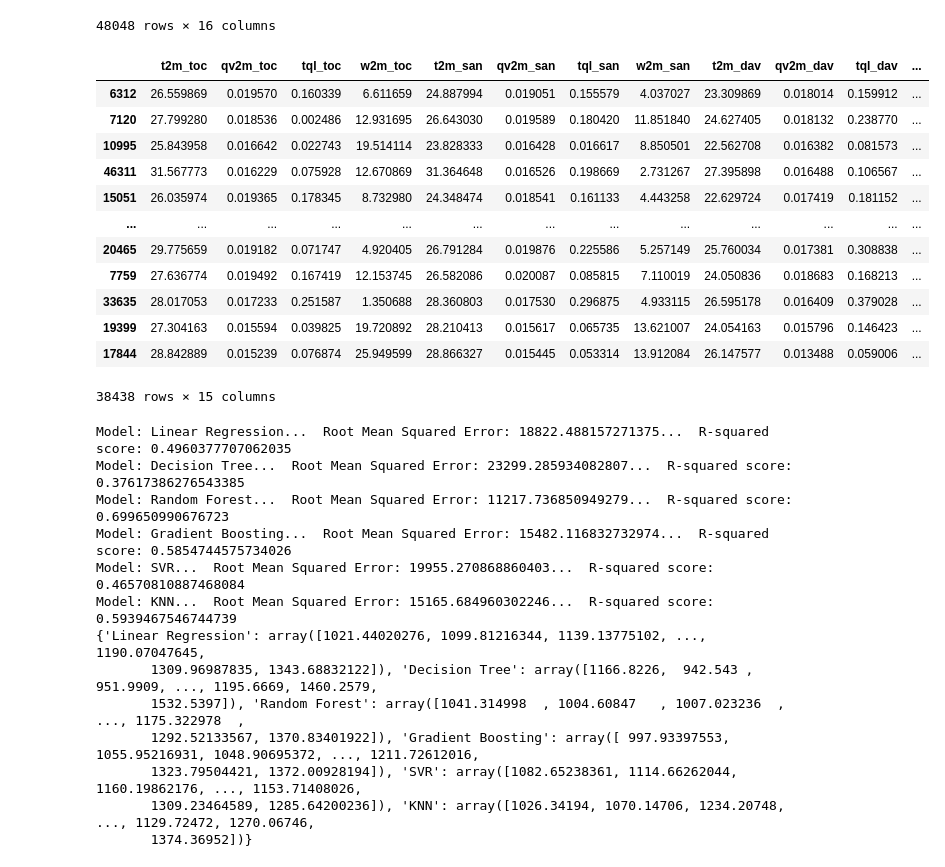
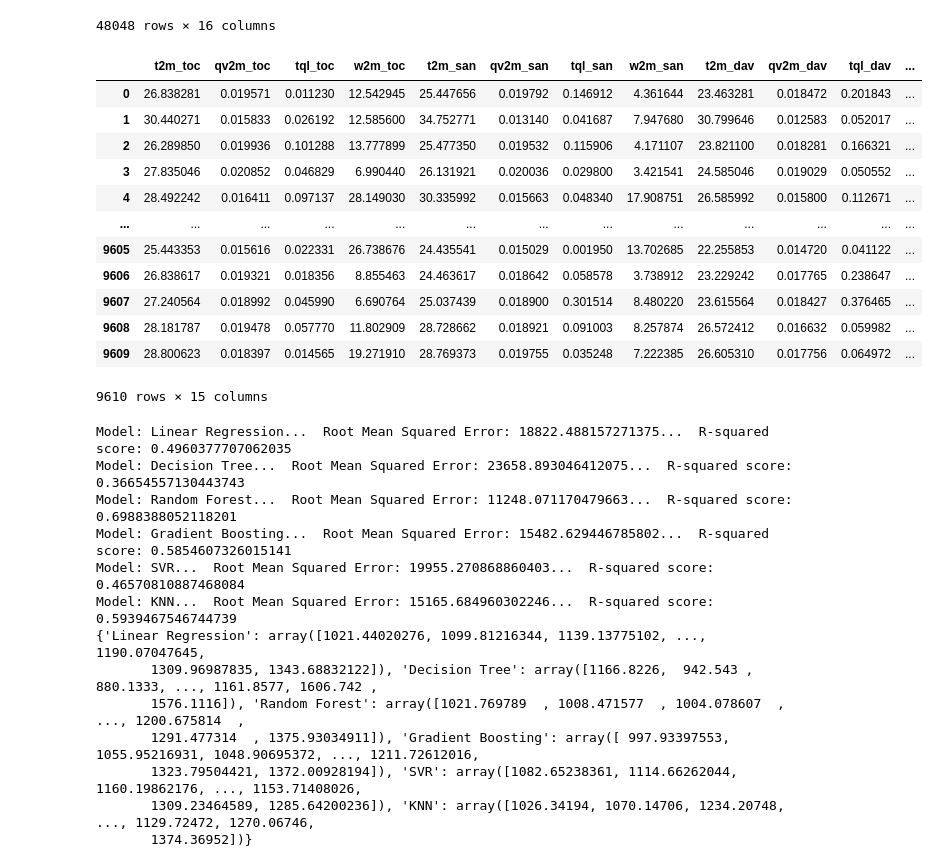
Before and after one commit to michaelbabajide/Energy_Load_Forecasting, a Jupyter notebook: development_notebook.ipynb, the cells around one changed output. Cells and saved outputs as stored; diff of their text form; code cells hidden in the pictures.

```diff
--- a/development_notebook.ipynb
+++ b/development_notebook.ipynb
@@ -58,7 +58,7 @@ import seaborn as sns
 
 %matplotlib inline
 # %%
-continuous_data = pd.read_csv('continuous_dataset.csv')
+continuous_data = pd.read_csv('continuous_dataset.csv', parse_dates=[0])
 continuous_data.head()
 # %% [output]
 |  | datetime | nat_demand | T2M_toc | QV2M_toc | TQL_toc | W2M_toc | T2M_san | QV2M_san | TQL_san | W2M_san | ... |
@@ -387,22 +387,24 @@ df_new
 X = df_new.drop('nat_demand', axis = 1)
 y = df_new['nat_demand']
 # %%
+np.random.seed(22)
 X_train, X_test, y_train, y_test = train_test_split(X, y, test_size=0.2)
-X_train
+X_train.reset_index(drop=True)
+X_test.reset_index(drop=True)
 # %% [output]
 |  | t2m_toc | qv2m_toc | tql_toc | w2m_toc | t2m_san | qv2m_san | tql_san | w2m_san | t2m_dav | qv2m_dav | tql_dav | ... |
-| 6312 | 26.559869 | 0.019570 | 0.160339 | 6.611659 | 24.887994 | 0.019051 | 0.155579 | 4.037027 | 23.309869 | 0.018014 | 0.159912 | ... |
-| 7120 | 27.799280 | 0.018536 | 0.002486 | 12.931695 | 26.643030 | 0.019589 | 0.180420 | 11.851840 | 24.627405 | 0.018132 | 0.238770 | ... |
-| 10995 | 25.843958 | 0.016642 | 0.022743 | 19.514114 | 23.828333 | 0.016428 | 0.016617 | 8.850501 | 22.562708 | 0.016382 | 0.081573 | ... |
-| 46311 | 31.567773 | 0.016229 | 0.075928 | 12.670869 | 31.364648 | 0.016526 | 0.198669 | 2.731267 | 27.395898 | 0.016488 | 0.106567 | ... |
-| 15051 | 26.035974 | 0.019365 | 0.178345 | 8.732980 | 24.348474 | 0.018541 | 0.161133 | 4.443258 | 22.629724 | 0.017419 | 0.181152 | ... |
+| 0 | 26.838281 | 0.019571 | 0.011230 | 12.542945 | 25.447656 | 0.019792 | 0.146912 | 4.361644 | 23.463281 | 0.018472 | 0.201843 | ... |
+| 1 | 30.440271 | 0.015833 | 0.026192 | 12.585600 | 34.752771 | 0.013140 | 0.041687 | 7.947680 | 30.799646 | 0.012583 | 0.052017 | ... |
+| 2 | 26.289850 | 0.019936 | 0.101288 | 13.777899 | 25.477350 | 0.019532 | 0.115906 | 4.171107 | 23.821100 | 0.018281 | 0.166321 | ... |
+| 3 | 27.835046 | 0.020852 | 0.046829 | 6.990440 | 26.131921 | 0.020036 | 0.029800 | 3.421541 | 24.585046 | 0.019029 | 0.050552 | ... |
+| 4 | 28.492242 | 0.016411 | 0.097137 | 28.149030 | 30.335992 | 0.015663 | 0.048340 | 17.908751 | 26.585992 | 0.015800 | 0.112671 | ... |
 | ... | ... | ... | ... | ... | ... | ... | ... | ... | ... | ... | ... | ... |
-| 20465 | 29.775659 | 0.019182 | 0.071747 | 4.920405 | 26.791284 | 0.019876 | 0.225586 | 5.257149 | 25.760034 | 0.017381 | 0.308838 | ... |
-| 7759 | 27.636774 | 0.019492 | 0.167419 | 12.153745 | 26.582086 | 0.020087 | 0.085815 | 7.110019 | 24.050836 | 0.018683 | 0.168213 | ... |
-| 33635 | 28.017053 | 0.017233 | 0.251587 | 1.350688 | 28.360803 | 0.017530 | 0.296875 | 4.933115 | 26.595178 | 0.016409 | 0.379028 | ... |
-| 19399 | 27.304163 | 0.015594 | 0.039825 | 19.720892 | 28.210413 | 0.015617 | 0.065735 | 13.621007 | 24.054163 | 0.015796 | 0.146423 | ... |
-| 17844 | 28.842889 | 0.015239 | 0.076874 | 25.949599 | 28.866327 | 0.015445 | 0.053314 | 13.912084 | 26.147577 | 0.013488 | 0.059006 | ... |
+| 9605 | 25.443353 | 0.015616 | 0.022331 | 26.738676 | 24.435541 | 0.015029 | 0.001950 | 13.702685 | 22.255853 | 0.014720 | 0.041122 | ... |
+| 9606 | 26.838617 | 0.019321 | 0.018356 | 8.855463 | 24.463617 | 0.018642 | 0.058578 | 3.738912 | 23.229242 | 0.017765 | 0.238647 | ... |
+| 9607 | 27.240564 | 0.018992 | 0.045990 | 6.690764 | 25.037439 | 0.018900 | 0.301514 | 8.480220 | 23.615564 | 0.018427 | 0.376465 | ... |
+| 9608 | 28.181787 | 0.019478 | 0.057770 | 11.802909 | 28.728662 | 0.018921 | 0.091003 | 8.257874 | 26.572412 | 0.016632 | 0.059982 | ... |
+| 9609 | 28.800623 | 0.018397 | 0.014565 | 19.271910 | 28.769373 | 0.019755 | 0.035248 | 7.222385 | 26.605310 | 0.017756 | 0.064972 | ... |
-38438 rows × 15 columns
+9610 rows × 15 columns
 # %%
 models = [
     ("Linear Regression", LinearRegression()),
@@ -428,19 +430,17 @@ for name, model in models:
             f'Root Mean Squared Error: {rmse}... ',
             f'R-squared score: {r2}'
     )
-
-print(predictions)
 # %% [output]
 Model: Linear Regression...  Root Mean Squared Error: 18822.488157271375...  R-squared score: 0.4960377707062035
-Model: Decision Tree...  Root Mean Squared Error: 23299.285934082807...  R-squared score: 0.37617386276543385
-Model: Random Forest...  Root Mean Squared Error: 11217.736850949279...  R-squared score: 0.699650990676723
-Model: Gradient Boosting...  Root Mean Squared Error: 15482.116832732974...  R-squared score: 0.5854744575734026
+Model: Decision Tree...  Root Mean Squared Error: 23658.893046412075...  R-squared score: 0.36654557130443743
+Model: Random Forest...  Root Mean Squared Error: 11248.071170479663...  R-squared score: 0.6988388052118201
+Model: Gradient Boosting...  Root Mean Squared Error: 15482.629446785802...  R-squared score: 0.5854607326015141
 Model: SVR...  Root Mean Squared Error: 19955.270868860403...  R-squared score: 0.46570810887468084
 Model: KNN...  Root Mean Squared Error: 15165.684960302246...  R-squared score: 0.5939467546744739
 {'Linear Regression': array([1021.44020276, 1099.81216344, 1139.13775102, ..., 1190.07047645,
-       1309.96987835, 1343.68832122]), 'Decision Tree': array([1166.8226,  942.543 ,  951.9909, ..., 1195.6669, 1460.2579,
-       1532.5397]), 'Random Forest': array([1041.314998  , 1004.60847   , 1007.023236  , ..., 1175.322978  ,
-       1292.52133567, 1370.83401922]), 'Gradient Boosting': array([ 997.93397553, 1055.95216931, 1048.90695372, ..., 1211.72612016,
+       1309.96987835, 1343.68832122]), 'Decision Tree': array([1166.8226,  942.543 ,  880.1333, ..., 1161.8577, 1606.742 ,
+       1576.1116]), 'Random Forest': array([1021.769789  , 1008.471577  , 1004.078607  , ..., 1200.675814  ,
+       1291.477314  , 1375.93034911]), 'Gradient Boosting': array([ 997.93397553, 1055.95216931, 1048.90695372, ..., 1211.72612016,
        1323.79504421, 1372.00928194]), 'SVR': array([1082.65238361, 1114.66262044, 1160.19862176, ..., 1153.71408026,
        1309.23464589, 1285.64200236]), 'KNN': array([1026.34194, 1070.14706, 1234.20748, ..., 1129.72472, 1270.06746,
        1374.36952])}
```
Also changed, not shown: parts of 12 cells of this notebook.
